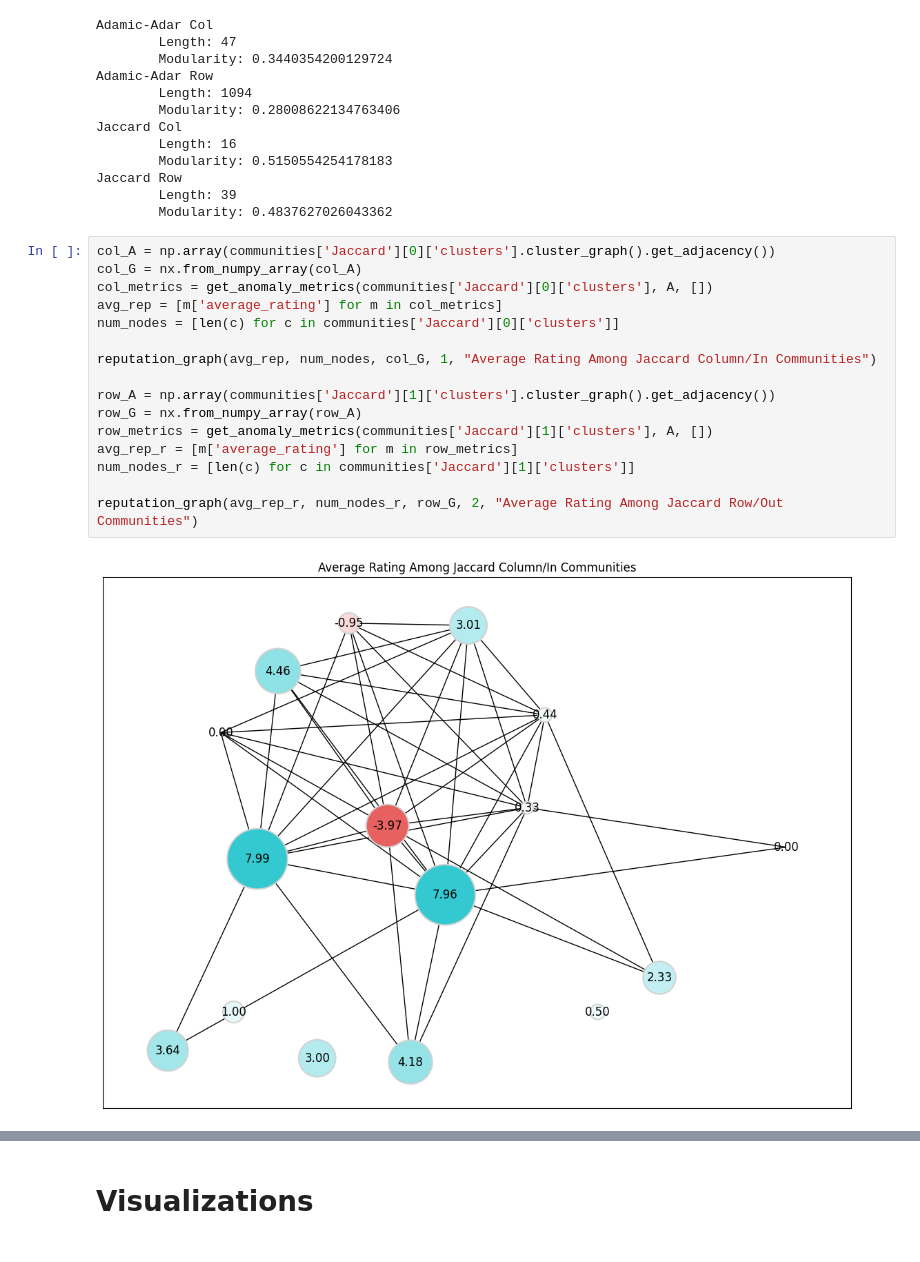
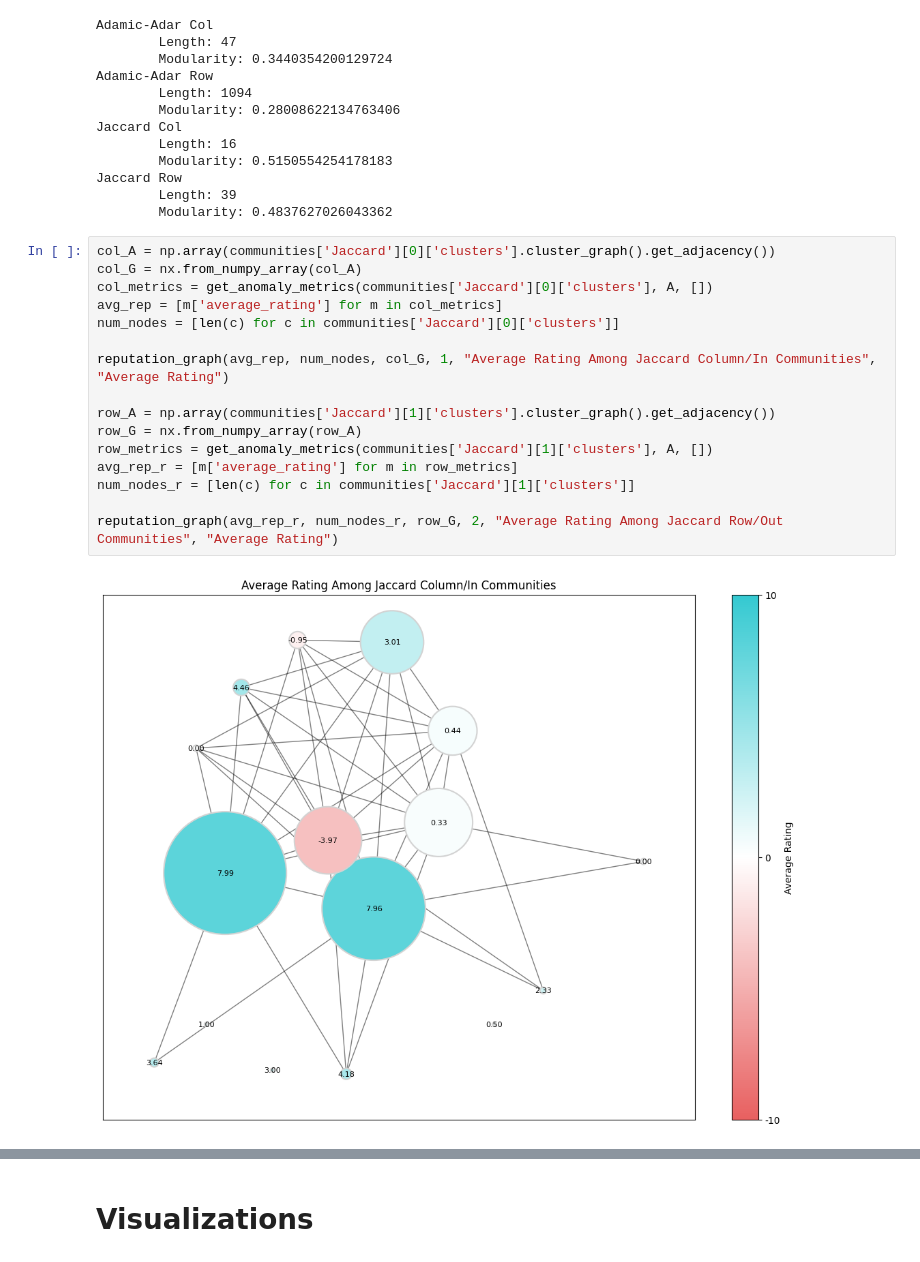
Before and after one commit to serna-bot/bitcoin_reputation_network, a Jupyter notebook: 168_proj_driver.ipynb, the cells around one changed output, grey strips where cells are left out. Cells and saved outputs as stored; diff of their text form.

Commit message:
added better visualizations

```diff
--- a/168_proj_driver.ipynb
+++ b/168_proj_driver.ipynb
@@ -106,18 +106,18 @@ Jaccard Row
 # %%
 col_A = np.array(communities['Jaccard'][0]['clusters'].cluster_graph().get_adjacency())
 col_G = nx.from_numpy_array(col_A)
 col_metrics = get_anomaly_metrics(communities['Jaccard'][0]['clusters'], A, [])
 avg_rep = [m['average_rating'] for m in col_metrics]
 num_nodes = [len(c) for c in communities['Jaccard'][0]['clusters']]
 
-reputation_graph(avg_rep, num_nodes, col_G, 1, "Average Rating Among Jaccard Column/In Communities")
+reputation_graph(avg_rep, num_nodes, col_G, 1, "Average Rating Among Jaccard Column/In Communities", "Average Rating")
 
 row_A = np.array(communities['Jaccard'][1]['clusters'].cluster_graph().get_adjacency())
 row_G = nx.from_numpy_array(row_A)
 row_metrics = get_anomaly_metrics(communities['Jaccard'][1]['clusters'], A, [])
 avg_rep_r = [m['average_rating'] for m in row_metrics]
 num_nodes_r = [len(c) for c in communities['Jaccard'][1]['clusters']]
 
-reputation_graph(avg_rep_r, num_nodes_r, row_G, 2, "Average Rating Among Jaccard Row/Out Communities")
+reputation_graph(avg_rep_r, num_nodes_r, row_G, 2, "Average Rating Among Jaccard Row/Out Communities", "Average Rating")
 # %% [output]
-[figure, old version]
+[figure, new version]
```
Also changed, not shown: parts of 2 cells of this notebook, 1 other file.
